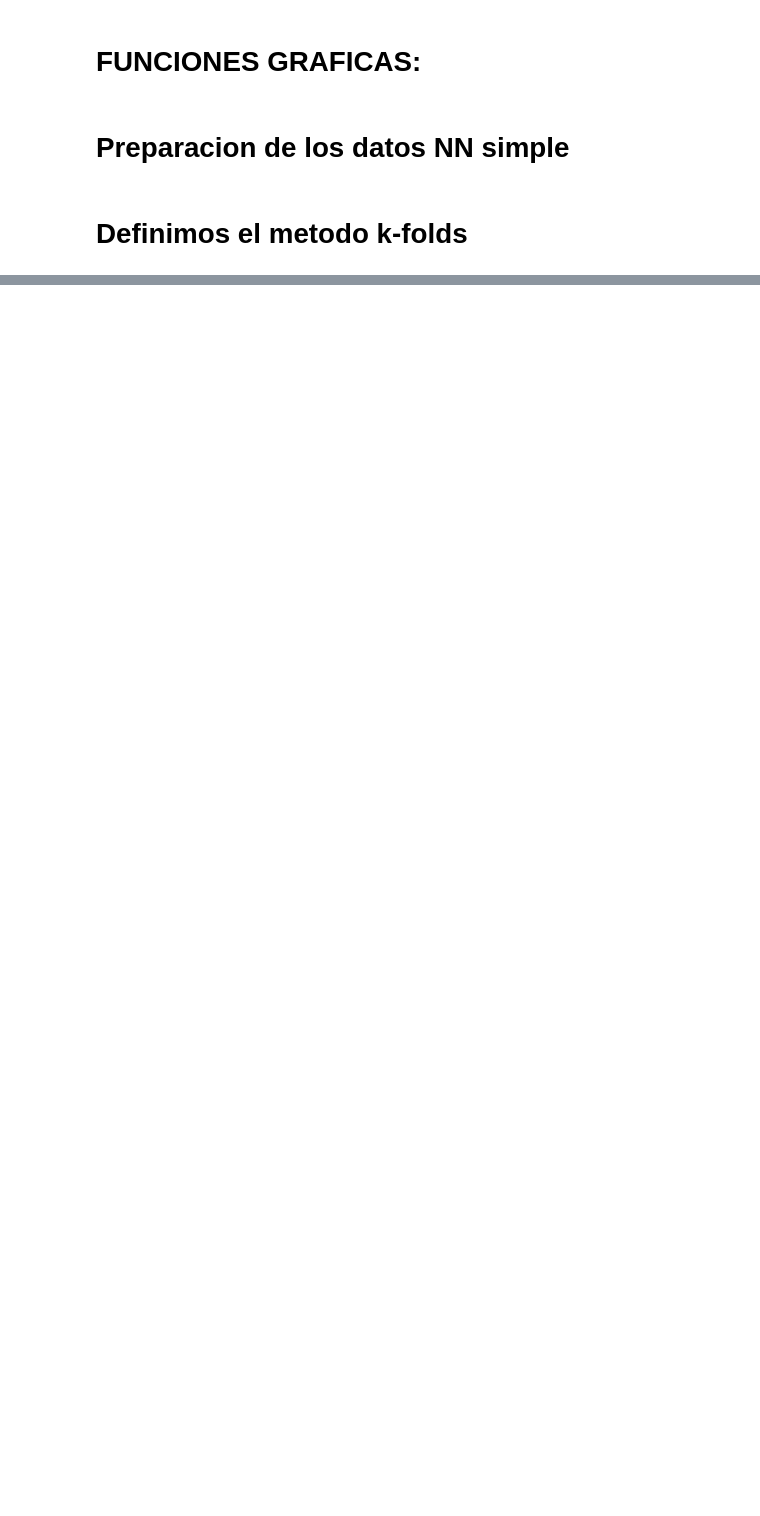
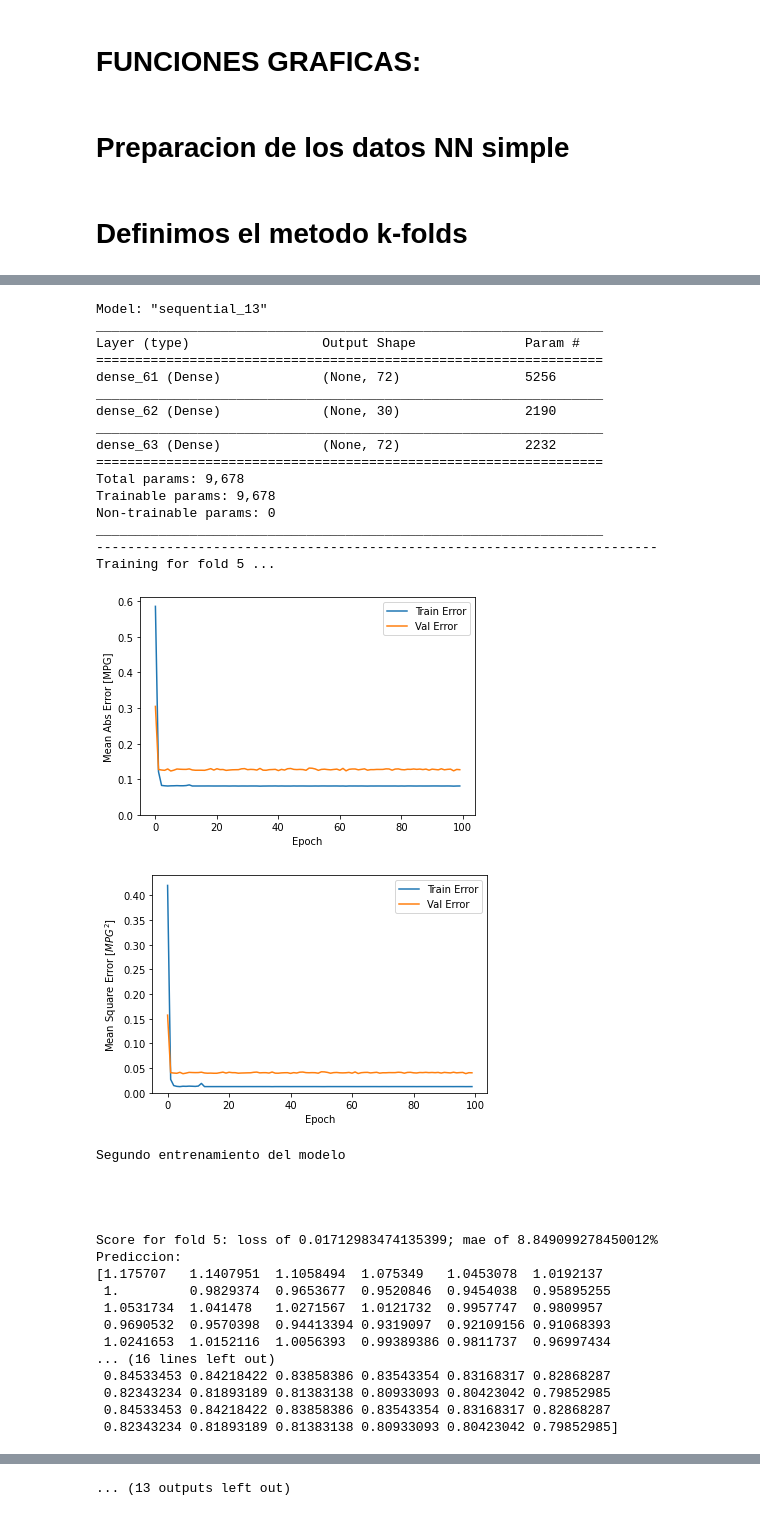
Before and after one commit to annRG/TFM, a Jupyter notebook: TFM/MODELOS/SNN.ipynb, the cells around one changed output, grey strips where cells are left out. Cells and saved outputs as stored; diff of their text form; code cells hidden in the pictures; blank space fills up the shorter version.

```diff
--- a/TFM/MODELOS/SNN.ipynb
+++ b/TFM/MODELOS/SNN.ipynb
@@ -78,8 +78,9 @@ y = a_y2.reshape(( int(len(a_y2)/72) ,72))
 # Definimos el metodo k-folds
 # %%
 # Define the K-fold Cross Validator
-num_folds = 2
+num_folds = 4
 kfold = KFold(n_splits=num_folds, shuffle=True)
 #Definir valores de numero de capas y numero de fold en el que estamos trabajando:
 fold_no = 1
-capa = 3
+capa = 2
+num_folds
@@ -93,8 +96,8 @@ for train, test in kfold.split(x, y):
     #CREACION DEL MODELO
     modelo = Sequential()
     modelo.add(Dense(72,input_shape=(72,)))
-    modelo.add(Dense(30,activation= 'relu'))
-    modelo.add(Dense(15,activation= 'relu'))
+    #modelo.add(Dense(30,activation= 'relu'))
+    #modelo.add(Dense(15,activation= 'relu'))
     modelo.add(Dense(30,activation= 'relu'))
     modelo.add(Dense(72))
     modelo.summary()
@@ -121,15 +124,16 @@ for train, test in kfold.split(x, y):
                          validation_data=(x_val, y_val),
                          batch_size=1,
                          epochs=100,
-                         verbose=2)
+                         verbose=0)
 
     #GRAFICAS DEL PRIMER ENTRENAMIENTO:
     hist = pd.DataFrame(history.history)
     hist['epoch'] = history.epoch
     hist.to_csv('Hist_' + str(fold_no) + '_C' + str(capa) + '.csv')
-    plot_history1(history, fold_no ,capa)
+
+    plot_history1(history)
     time.sleep(10)
-    plot_history2(history, fold_no ,capa)
+    plot_history2(history)
     time.sleep(10)
 
 
@@ -139,7 +143,7 @@ for train, test in kfold.split(x, y):
     print('    ')
     a = modelo.fit(x[train], y[train],
                    batch_size=1,
-                   epochs=15,
+                   epochs=100,
                    verbose=0)
 
     hist2 = pd.DataFrame(a.history)
@@ -151,33 +155,69 @@ for train, test in kfold.split(x, y):
     print('    ')
     print('    ')
     print(f'Score for fold {fold_no}: {modelo.metrics_names[0]} of {scores[0]}; {modelo.metrics_names[1]} of {scores[1]*100}%')
-    acc_per_fold.append(scores[1] * 100)
+    acc_per_fold.append(scores[1])
     loss_per_fold.append(scores[0])
 
     #REALIZAMOS LAS PREDICCIONES:
     test_x = modelo.predict(x[test])
     test_y = y[test]
 
     #MOSTRAMOS UNA DE LA SPREDICCIONES PARA COMPARAR REAL-PREDICCION:
     print('Prediccion: ')
     print(test_x[1])
     print('Real: ')
     print(test_y[1])
 
     #GRAFICAS DEL SEGUNDO ENTRENAMIENTO:
-    plot_comparacion(test_x, test_y, fold_no ,capa)
+    plot_comparacion(test_x, test_y)
 
-    plot_histograma(test_x,test_y, fold_no ,capa)
+    plot_histograma(test_x,test_y)
 
 
     print('    ')
     print('    ')
     print('    ')
     print('Terminamos hoja numero --------------------------------------------------> ' , fold_no )
     print('    ')
     print('    ')
     print('    ')
 
     # INCREMENTAMOS EL NUMERO DE HOJAS:
 
     fold_no = fold_no + 1
+# %% [output]
+Model: "sequential_13"
+_________________________________________________________________
+Layer (type)                 Output Shape              Param #
+=================================================================
+dense_61 (Dense)             (None, 72)                5256
+_________________________________________________________________
+dense_62 (Dense)             (None, 30)                2190
+_________________________________________________________________
+dense_63 (Dense)             (None, 72)                2232
+=================================================================
+Total params: 9,678
+Trainable params: 9,678
+Non-trainable params: 0
+_________________________________________________________________
+------------------------------------------------------------------------
+Training for fold 5 ...
+[figure, added]
+[figure, added]
+Segundo entrenamiento del modelo
+
+
+
+
+Score for fold 5: loss of 0.01712983474135399; mae of 8.849099278450012%
+Prediccion:
+[1.175707   1.1407951  1.1058494  1.075349   1.0453078  1.0192137
+ 1.         0.9829374  0.9653677  0.9520846  0.9454038  0.95895255
+ 1.0531734  1.041478   1.0271567  1.0121732  0.9957747  0.9809957
+ 0.9690532  0.9570398  0.94413394 0.9319097  0.92109156 0.91068393
+ 1.0241653  1.0152116  1.0056393  0.99389386 0.9811737  0.96997434
+... (16 lines left out)
+ 0.84533453 0.84218422 0.83858386 0.83543354 0.83168317 0.82868287
+ 0.82343234 0.81893189 0.81383138 0.80933093 0.80423042 0.79852985
+ 0.84533453 0.84218422 0.83858386 0.83543354 0.83168317 0.82868287
+ 0.82343234 0.81893189 0.81383138 0.80933093 0.80423042 0.79852985]
@@ -183,0 +267 @@ for train, test in kfold.split(x, y):
+... (13 outputs left out)
```
Also changed, not shown: parts of 4 cells of this notebook, 5 other files.
